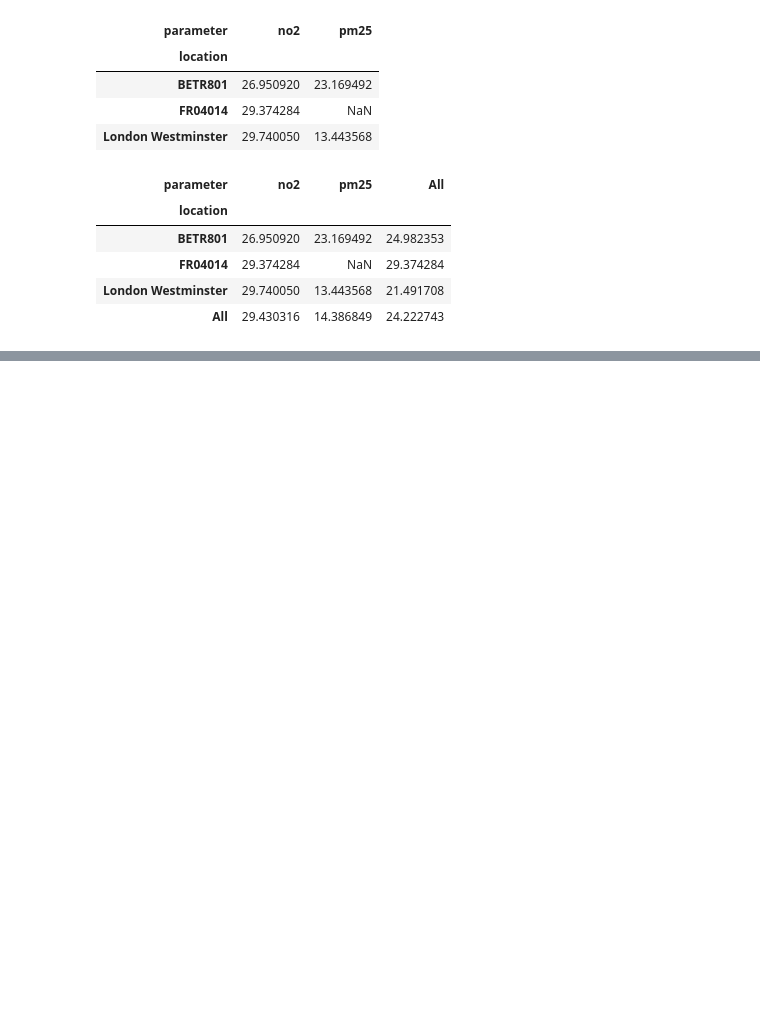
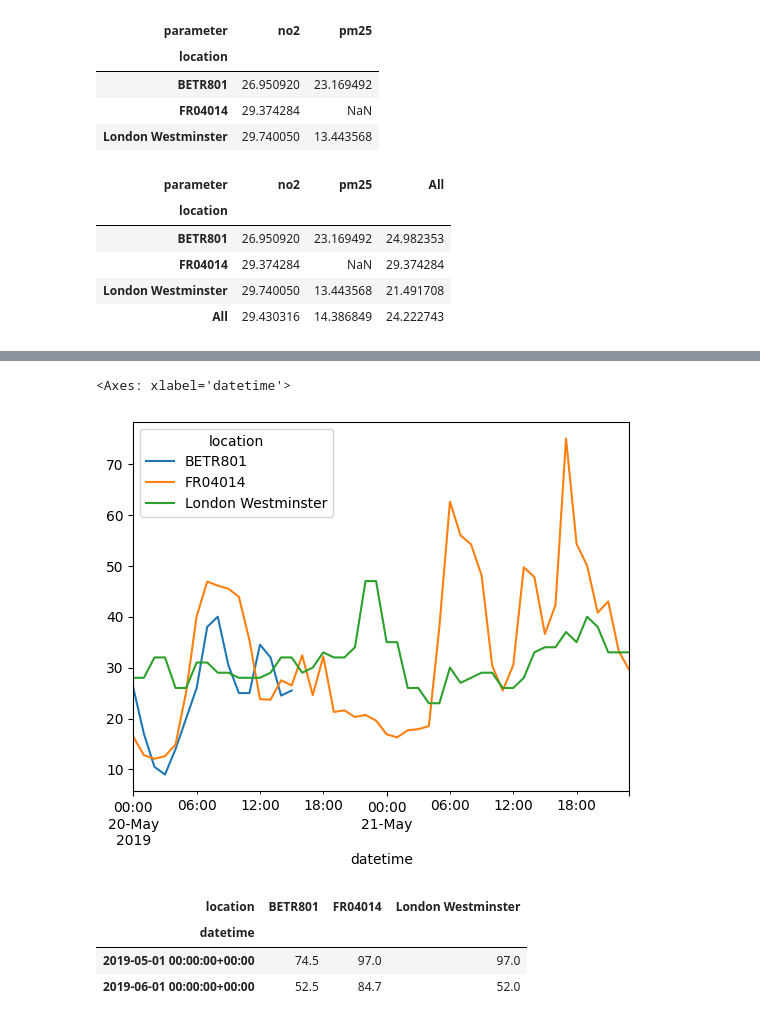
Before and after one commit to nobodydev-gh/Stage1-Phase2-Data-ML, a Jupyter notebook: 02_Pandas/docs/doc.ipynb, the cells around one changed output, grey strips where cells are left out. Saved outputs shown, nothing was run; the diff lists cells and outputs as text; code cells hidden in the pictures; blank space fills up the shorter version.

```diff
--- a/02_Pandas/doc.ipynb
+++ b/02_Pandas/docs/doc.ipynb
@@ -436,0 +684,3 @@ aq.pivot_table(values="value", index="location", columns="parameter",aggfunc="me
+# %%
+aq_p=aq.pivot(index="datetime", columns="location", values="value")
+aq_p.head(3)
@@ -436,0 +704,13 @@ aq.pivot_table(values="value", index="location", columns="parameter",aggfunc="me
+# %%
+aq_p["2019-05-20":"2019-05-21"].plot()
+# %% [output]
+<Axes: xlabel='datetime'>
+[figure, added]
+# %%
+monthly_max = aq_p.resample("MS").max()
+monthly_max
+# %% [output]
+| location | BETR801 | FR04014 | London Westminster |
+| datetime |  |  |  |
+| 2019-05-01 00:00:00+00:00 | 74.5 | 97.0 | 97.0 |
+| 2019-06-01 00:00:00+00:00 | 52.5 | 84.7 | 52.0 |
```
Also changed, not shown: parts of 35 cells of this notebook, 11 other files.
